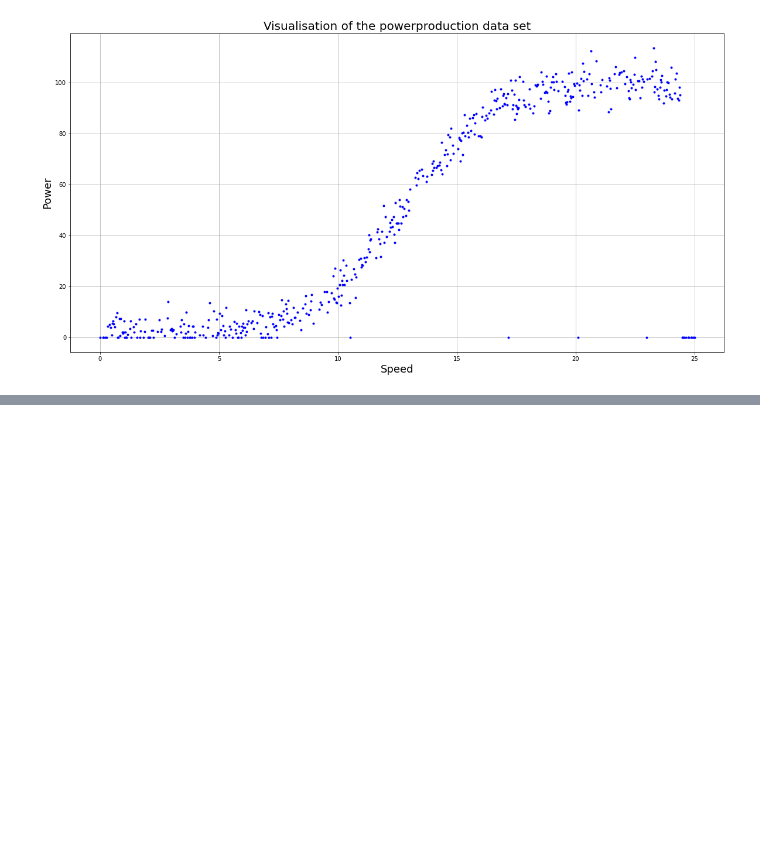
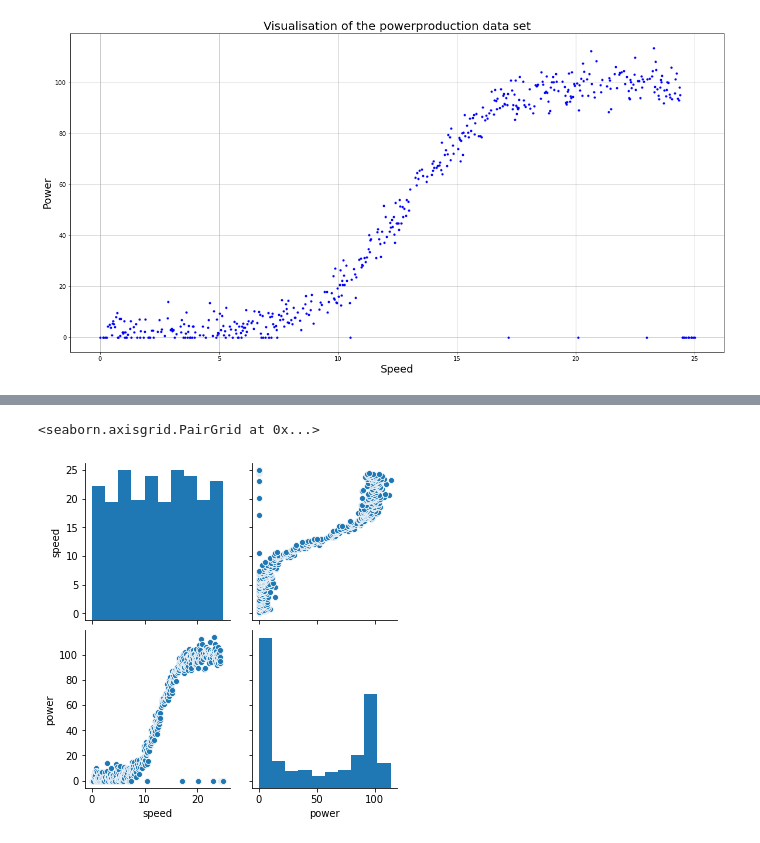
Before and after one commit to johndunne2019/Machine-Learning-and-Statistics-Project-2020, a Jupyter notebook: Project-Machine-Learning-Statistics.ipynb, the cells around one changed output, grey strips where cells are left out. Saved outputs shown, nothing was run; the diff lists cells and outputs as text; code cells hidden in the pictures; blank space fills up the shorter version.

Commit message:
Seaborn pairplot added of the data

```diff
--- a/Project-Machine-Learning-Statistics.ipynb
+++ b/Project-Machine-Learning-Statistics.ipynb
@@ -135,0 +142,5 @@ plt.show()
+# %%
+sns.pairplot(df)
+# %% [output]
+<seaborn.axisgrid.PairGrid at 0x...>
+[figure, added]
```
Also changed, not shown: parts of 4 cells of this notebook.
